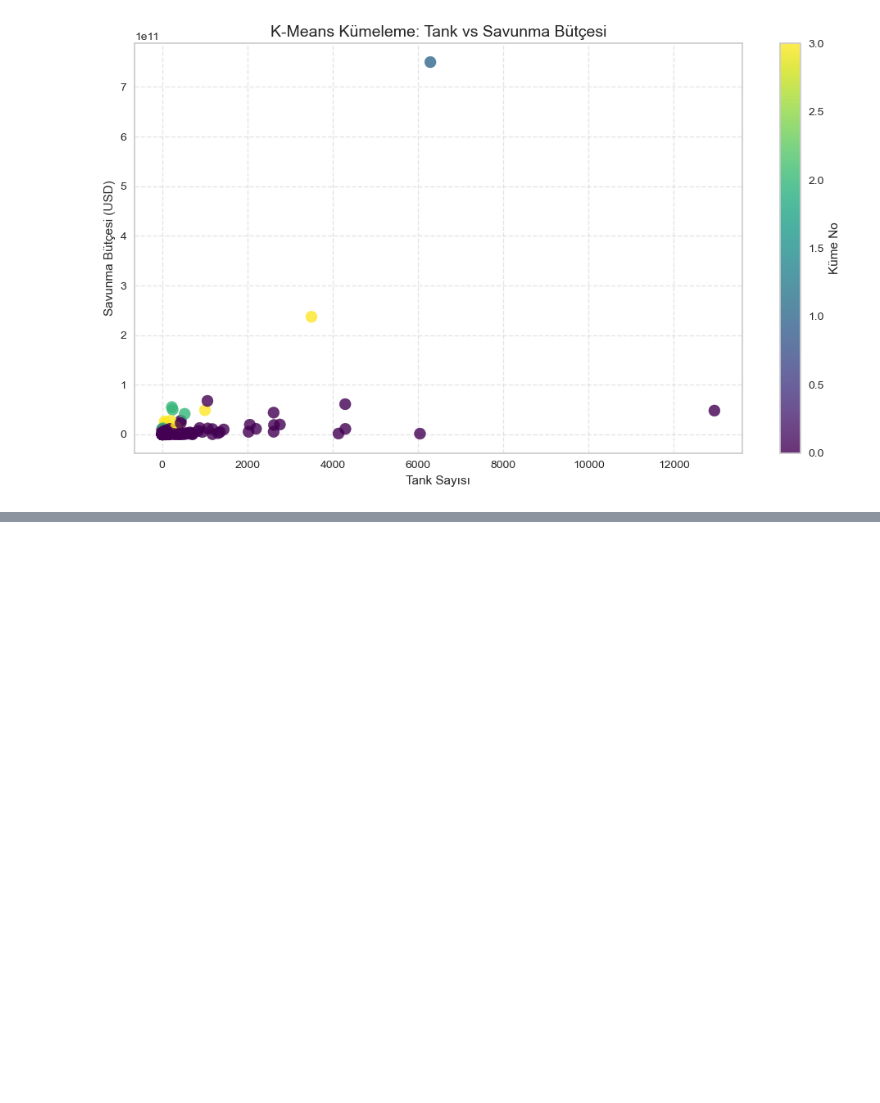
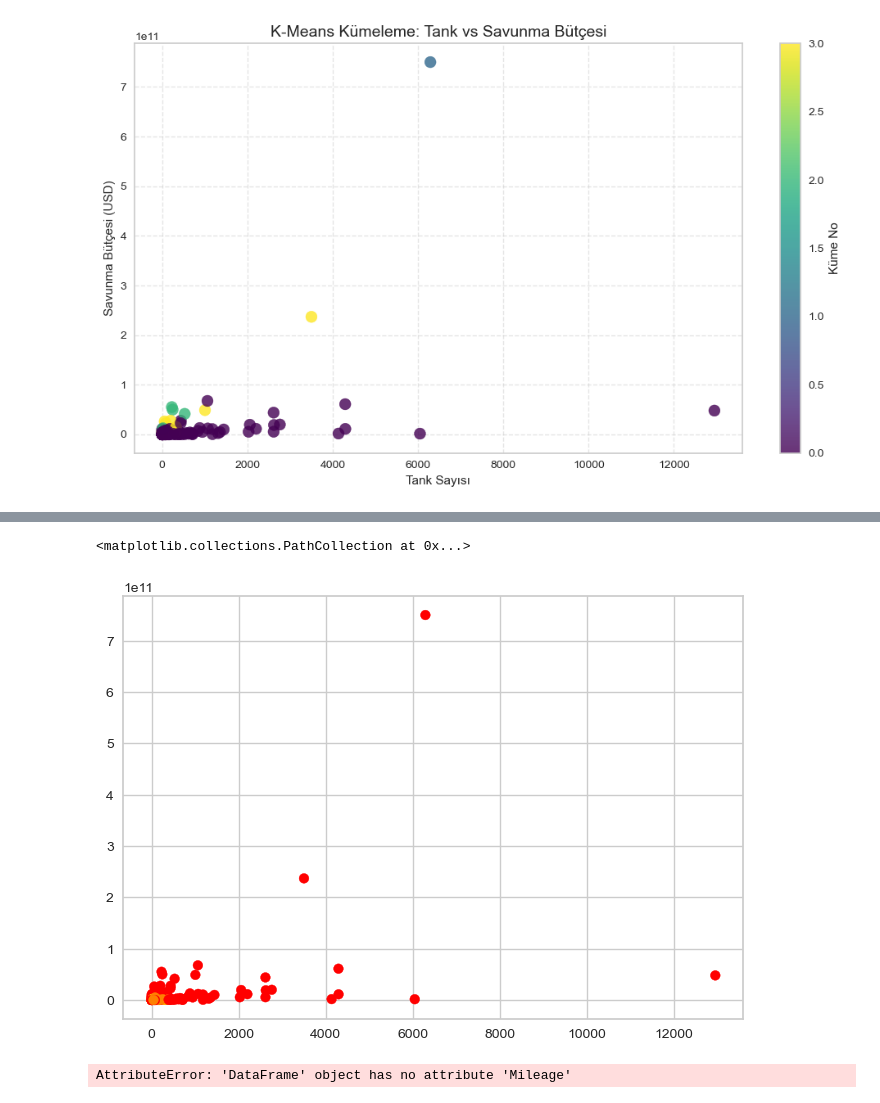
Before and after one commit to mmeliht/Artificial_Intelligence_Course, a Jupyter notebook: week3_homework/World military power/World military power Project.ipynb, the cells around one changed output, grey strips where cells are left out. Drawn from its saved outputs; the diff is of its cells as text; code cells hidden in the pictures; blank space fills up the shorter version.

```diff
--- a/week3_homework/World military power/World military power Project.ipynb
+++ b/week3_homework/World military power/World military power Project.ipynb
@@ -393,0 +424,23 @@ plt.show()
+# %%
+db = DBSCAN(min_samples= 5)
+from sklearn.preprocessing import StandardScaler
+from sklearn.preprocessing import StandardScaler
+x2=StandardScaler().fit_transform(x)
+y=db.fit_predict(x2)
+
+plt.scatter(x['Tank Strength value'],x['defense spending budget value'],c=y,cmap='autumn')
+# %% [output]
+<matplotlib.collections.PathCollection at 0x...>
+[figure, added]
+# %%
+from sklearn.cluster import AgglomerativeClustering  ##
+
+agg_clustering = AgglomerativeClustering(n_clusters=4)
+y_agg = agg_clustering.fit_predict(x)
+
+# Plot the results
+plt.scatter(x., x.Price, c=y_agg, s=50, cmap='viridis')
+plt.title("Agglomerative Clustering")
+plt.show()
+# %% [output]
+AttributeError: 'DataFrame' object has no attribute 'Mileage'
```
Also changed, not shown: parts of 5 cells of this notebook.
